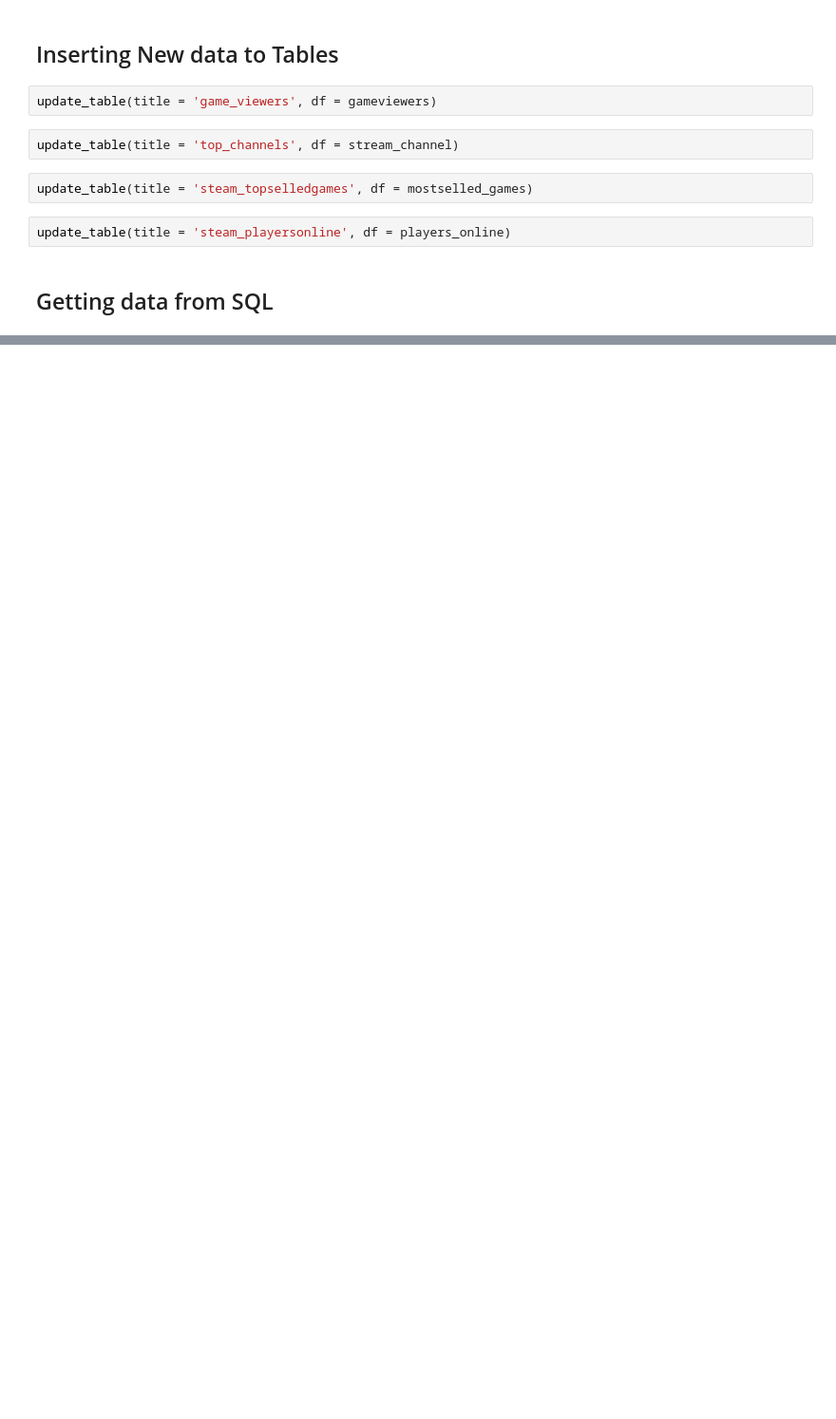
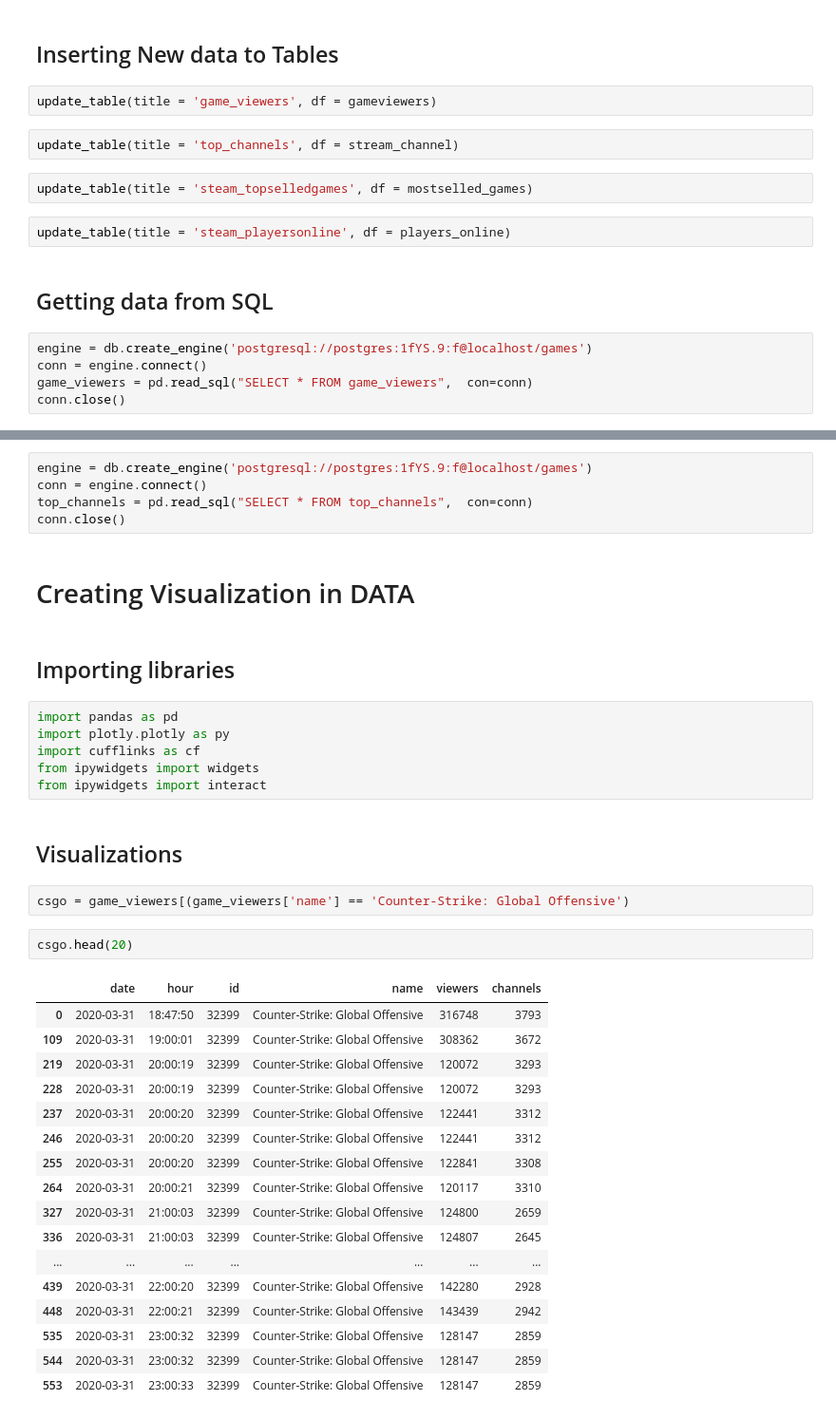
Before and after one commit to luisgzaparolli/Ironhack, a Jupyter notebook: Projects/MiniProject_3/Games/Twitch API & Steam Web Scrapping - Games database.ipynb, the cells around one changed output, grey strips where cells are left out. Shown at 95% size. Cells and saved outputs as stored; diff of their text form; blank space fills up the shorter version.

```diff
--- a/Projects/MiniProject_3/Games/Twitch API & Steam Web Scrapping - Games database.ipynb
+++ b/Projects/MiniProject_3/Games/Twitch API & Steam Web Scrapping - Games database.ipynb
@@ -387,3 +387,8 @@ update_table(title = 'steam_topselledgames', df = mostselled_games)
 update_table(title = 'steam_playersonline', df = players_online)
 # %% [markdown]
 ## Getting data from SQL
+# %%
+engine = db.create_engine('postgresql://postgres:1fYS.9:f@localhost/games')
+conn = engine.connect()
+game_viewers = pd.read_sql("SELECT * FROM game_viewers",  con=conn)
+conn.close()
@@ -389,0 +411,39 @@ update_table(title = 'steam_playersonline', df = players_online)
+# %%
+engine = db.create_engine('postgresql://postgres:1fYS.9:f@localhost/games')
+conn = engine.connect()
+top_channels = pd.read_sql("SELECT * FROM top_channels",  con=conn)
+conn.close()
+# %% [markdown]
+# Creating Visualization in DATA
+# %% [markdown]
+## Importing libraries
+# %%
+import pandas as pd
+import plotly.plotly as py
+import cufflinks as cf
+from ipywidgets import widgets
+from ipywidgets import interact
+# %% [markdown]
+## Visualizations
+# %%
+csgo = game_viewers[(game_viewers['name'] == 'Counter-Strike: Global Offensive')
+# %%
+csgo.head(20)
+# %% [output]
+|  | date | hour | id | name | viewers | channels |
+| 0 | 2020-03-31 | 18:47:50 | 32399 | Counter-Strike: Global Offensive | 316748 | 3793 |
+| 109 | 2020-03-31 | 19:00:01 | 32399 | Counter-Strike: Global Offensive | 308362 | 3672 |
+| 219 | 2020-03-31 | 20:00:19 | 32399 | Counter-Strike: Global Offensive | 120072 | 3293 |
+| 228 | 2020-03-31 | 20:00:19 | 32399 | Counter-Strike: Global Offensive | 120072 | 3293 |
+| 237 | 2020-03-31 | 20:00:20 | 32399 | Counter-Strike: Global Offensive | 122441 | 3312 |
+| 246 | 2020-03-31 | 20:00:20 | 32399 | Counter-Strike: Global Offensive | 122441 | 3312 |
+| 255 | 2020-03-31 | 20:00:20 | 32399 | Counter-Strike: Global Offensive | 122841 | 3308 |
+| 264 | 2020-03-31 | 20:00:21 | 32399 | Counter-Strike: Global Offensive | 120117 | 3310 |
+| 327 | 2020-03-31 | 21:00:03 | 32399 | Counter-Strike: Global Offensive | 124800 | 2659 |
+| 336 | 2020-03-31 | 21:00:03 | 32399 | Counter-Strike: Global Offensive | 124807 | 2645 |
+| ... | ... | ... | ... | ... | ... | ... |
+| 439 | 2020-03-31 | 22:00:20 | 32399 | Counter-Strike: Global Offensive | 142280 | 2928 |
+| 448 | 2020-03-31 | 22:00:21 | 32399 | Counter-Strike: Global Offensive | 143439 | 2942 |
+| 535 | 2020-03-31 | 23:00:32 | 32399 | Counter-Strike: Global Offensive | 128147 | 2859 |
+| 544 | 2020-03-31 | 23:00:32 | 32399 | Counter-Strike: Global Offensive | 128147 | 2859 |
+| 553 | 2020-03-31 | 23:00:33 | 32399 | Counter-Strike: Global Offensive | 128147 | 2859 |
```
Also changed, not shown: parts of 4 cells of this notebook, 17 other files.
